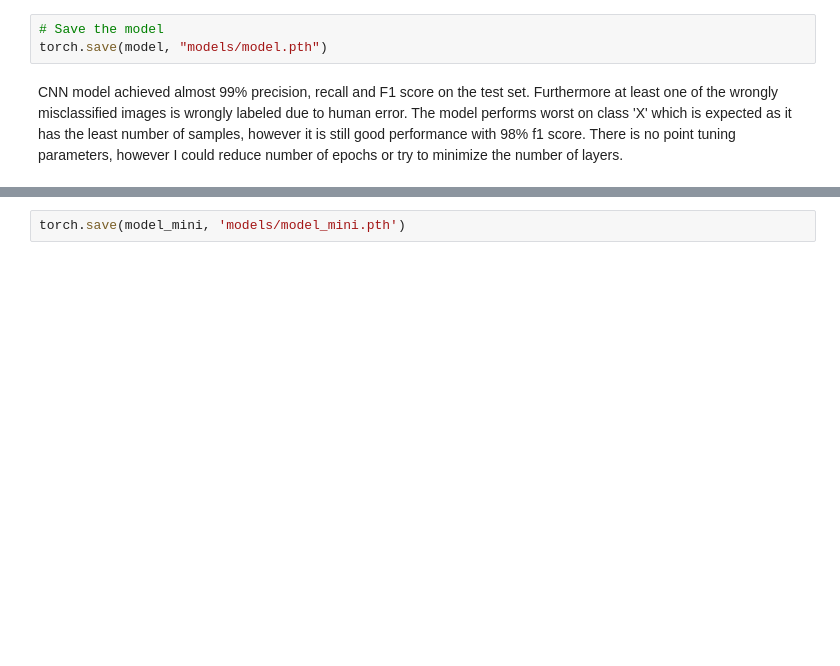
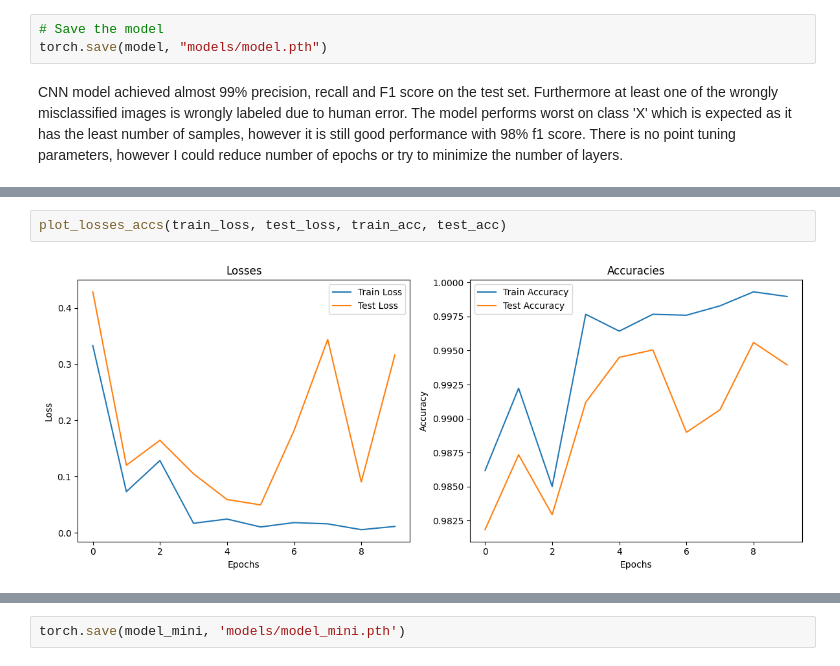
Before and after one commit to Nightbaka/Rekrutacja-Neuron---Tier-1, a Jupyter notebook: experiments.ipynb, the cells around one changed output, grey strips where cells are left out. Saved outputs shown, nothing was run; the diff lists cells and outputs as text; blank space fills up the shorter version.

```diff
--- a/experiments.ipynb
+++ b/experiments.ipynb
@@ -135,3 +139,7 @@ Test Loss: 0.0990, Test Accuracy: 99.39%
+# %%
+plot_losses_accs(train_loss, test_loss, train_acc, test_acc)
+# %% [output]
+[figure, added]
 # %%
 analyze_predictions(model_mini, test_loader, device)
 # %% [output]
```
Also changed, not shown: parts of 6 cells of this notebook, 2 other files.
